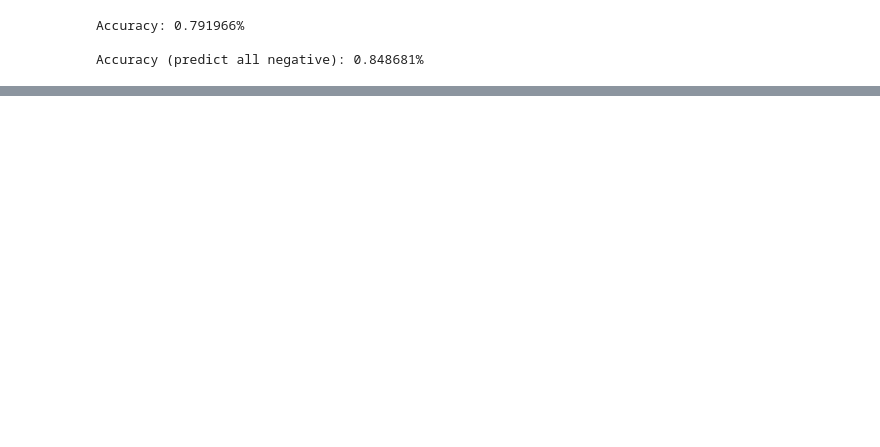
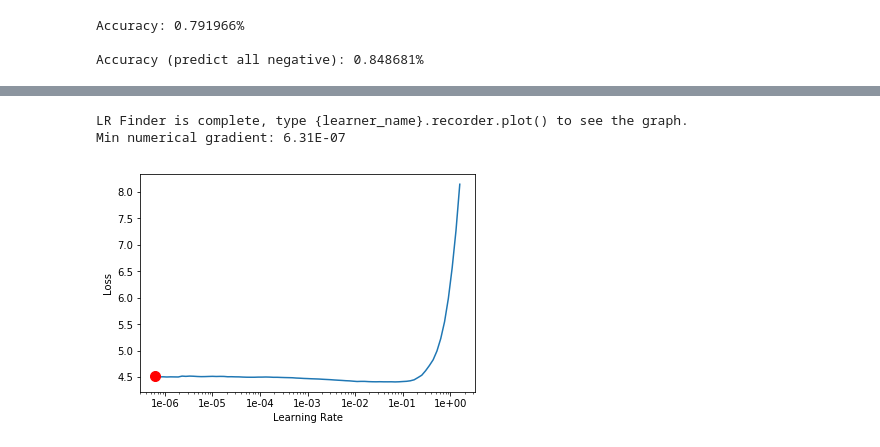
Before and after one commit to asciara/Competitions_and_Exercises, a Jupyter notebook: Twitter_US_Airlines_Sentiment/Twitter_US_Airlines_Sentiment.ipynb, the cells around one changed output, grey strips where cells are left out. Cells and saved outputs as stored; diff of their text form; code cells hidden in the pictures; blank space fills up the shorter version.

```diff
--- a/Twitter_US_Airlines_Sentiment/Twitter_US_Airlines_Sentiment.ipynb
+++ b/Twitter_US_Airlines_Sentiment/Twitter_US_Airlines_Sentiment.ipynb
@@ -1085,0 +1546,4 @@ To understand if the model can be improved, we should look at a few examples of
+# %%
+learn_lm.lr_find()
+learn_lm.recorder.plot(suggestion = True)
+# %% [output]
@@ -1085,0 +1551,3 @@ To understand if the model can be improved, we should look at a few examples of
+LR Finder is complete, type {learner_name}.recorder.plot() to see the graph.
+Min numerical gradient: 6.31E-07
+[figure, added]
```
Also changed, not shown: parts of 107 cells of this notebook.
